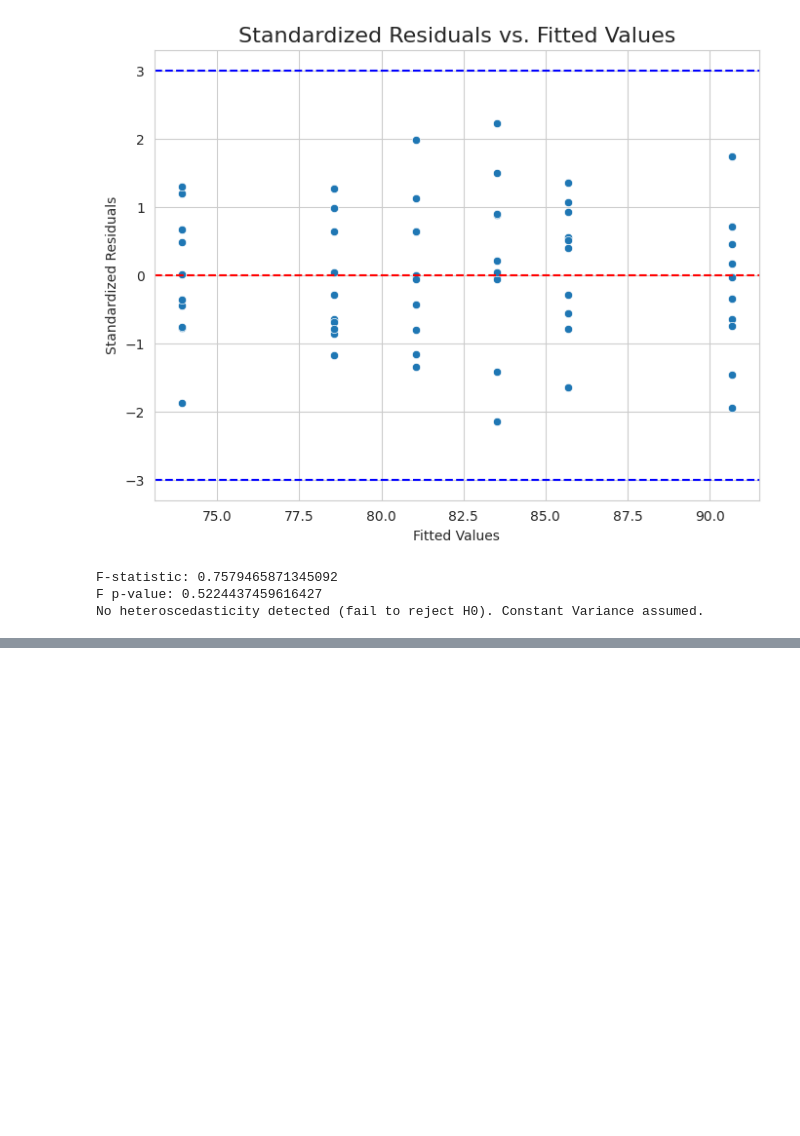
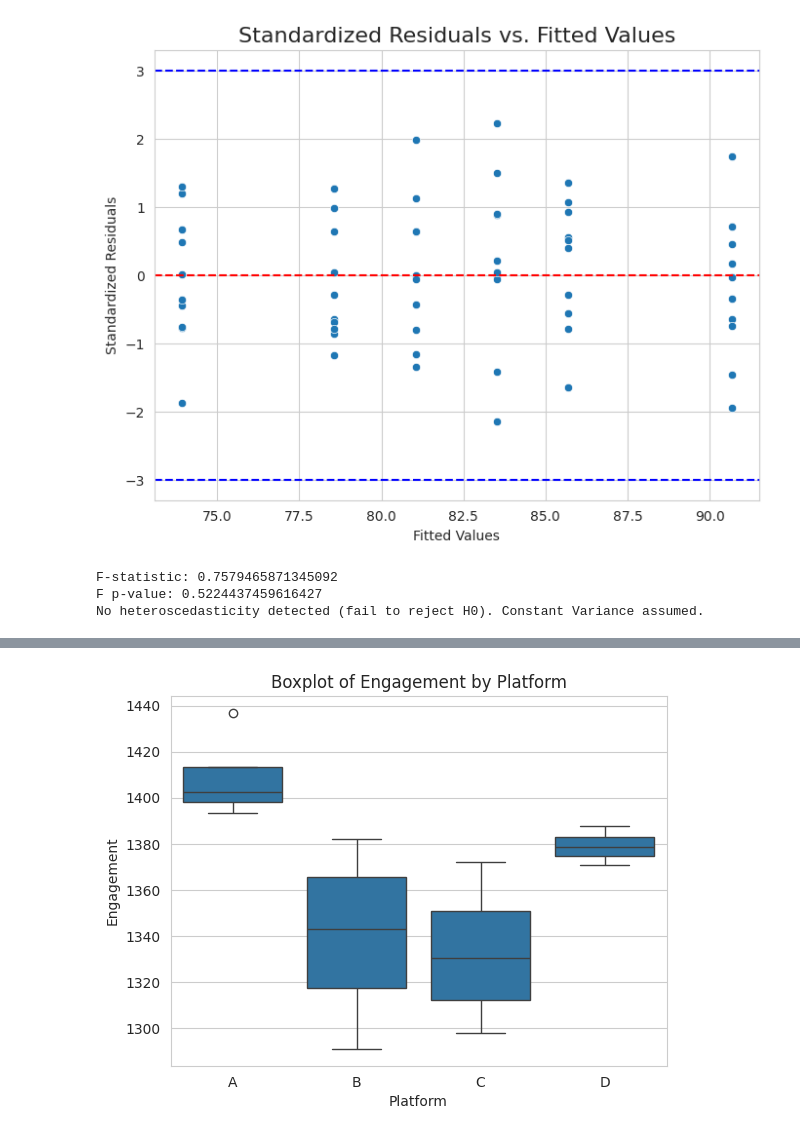
Before and after one commit to NaNa-003/STAT-7220-Applied-Experimental-Design, a Jupyter notebook: Assignments/HW2/HW-2.ipynb, the cells around one changed output, grey strips where cells are left out. Drawn from its saved outputs; the diff is of its cells as text; code cells hidden in the pictures; blank space fills up the shorter version.

```diff
--- a/Assignments/HW2/HW-2.ipynb
+++ b/Assignments/HW2/HW-2.ipynb
@@ -251,0 +296,18 @@ Here, our main interest is in comparing engagement across the online learning pl
+# %%
+import pandas as pd
+import numpy as np
+import scipy.stats as stats
+import seaborn as sns
+import matplotlib.pyplot as plt
+import statsmodels.api as sm
+from statsmodels.formula.api import ols
+from statsmodels.stats.multicomp import pairwise_tukeyhsd
+
+# import data
+online = pd.read_excel('Online Learning and Engagement.xlsx')
+
+## Data Integrity Check ##
+print(online.info())
+
+sum_stats = online.groupby(['Platform'])['Engagement'].agg(['mean', 'std'])
+print(sum_stats)
@@ -251,0 +333,18 @@ Here, our main interest is in comparing engagement across the online learning pl
+# %%
+## Build a Boxplot ##
+## Set up style ##
+sns.set_style("whitegrid")
+
+sns.boxplot(
+    data=online,
+    x='Platform',
+    y='Engagement'
+)
+
+plt.title('Boxplot of Engagement by Platform')
+plt.xlabel('Platform')
+plt.ylabel('Engagement')
+
+plt.show()
+# %% [output]
+[figure, added]
```
Also changed, not shown: parts of 16 cells of this notebook.
